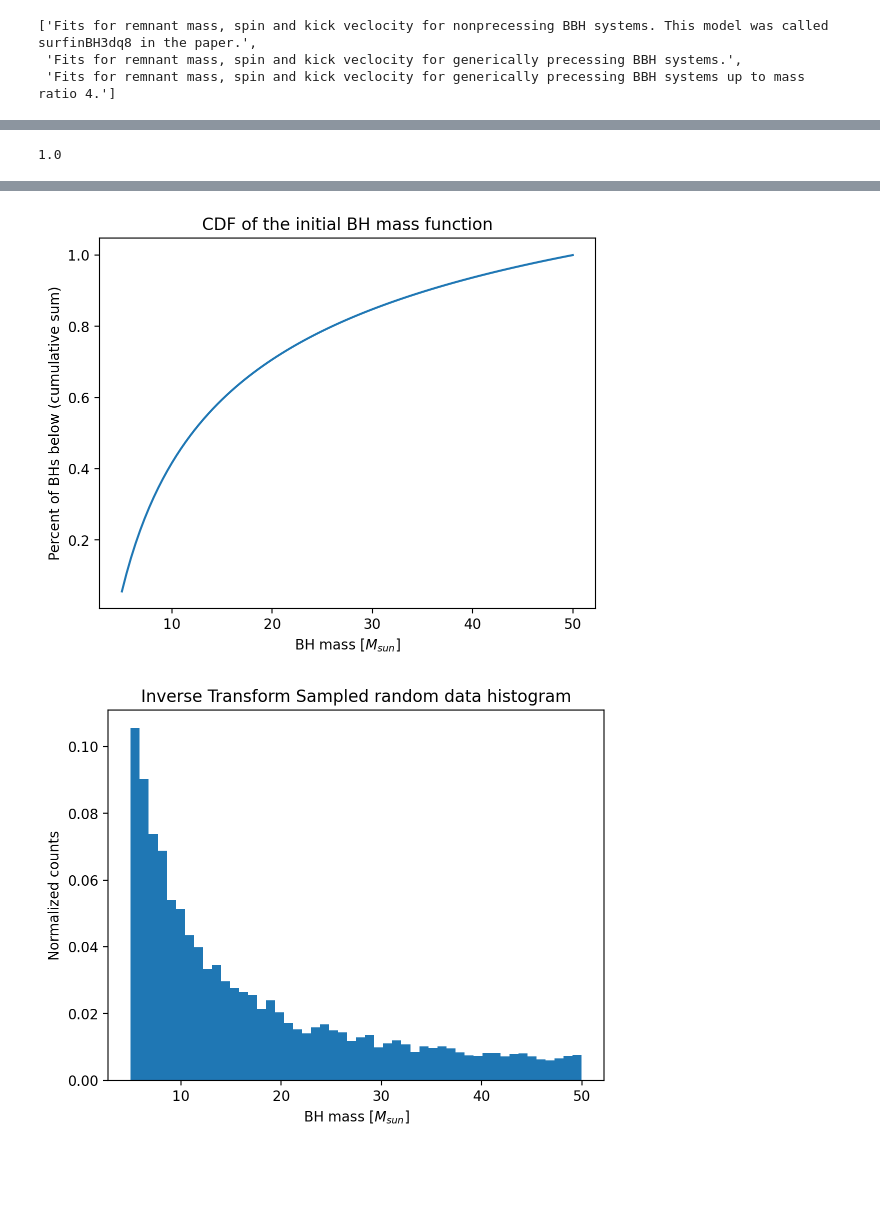
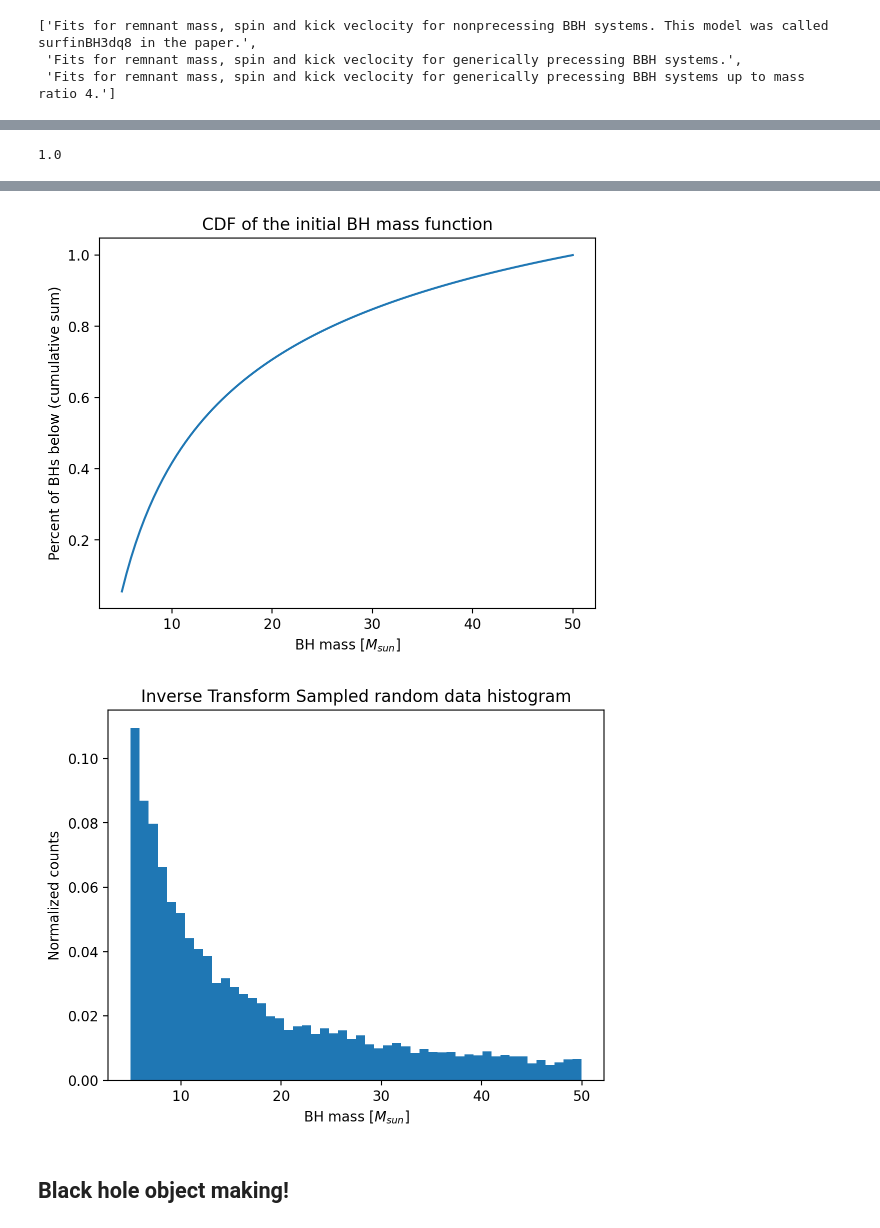
Before and after one commit to GersbachKa/BBH-kick-sim, a Jupyter notebook: [K]TestingSurfinBH.ipynb, the cells around one changed output, grey strips where cells are left out. Drawn from its saved outputs; the diff is of its cells as text; code cells hidden in the pictures; blank space fills up the shorter version.

Commit message:
Started work on black hole objects

```diff
--- a/[K]TestingSurfinBH.ipynb
+++ b/[K]TestingSurfinBH.ipynb
@@ -37,32 +89,34 @@ print(sum(ndist*dm))
 plt.title('Black Hole mass PDF')
 plt.plot(mdist,ndist)
 plt.xlabel('BH mass [$M_{sun}$]')
 plt.ylabel('Probability Density')
 plt.show()
 
 
 #Turn this into a CDF
 cdf = np.cumsum(ndist)/np.sum(ndist)
 plt.title('CDF of the initial BH mass function')
 plt.plot(mdist,cdf)
 plt.xlabel('BH mass [$M_{sun}$]')
 plt.ylabel('Percent of BHs below (cumulative sum)')
 plt.show()
 
 #Use inverse transform sampling, get a weighted distribution
 #from a uniform distribution
-invTranSamp = scipy.interpolate.interp1d(cdf, mdist)
+invTranSamp = interpolate.interp1d(cdf, mdist)
 
 u = np.random.uniform(min(cdf),max(cdf), 10000)
 sampled_m = invTranSamp(u)
 
 plt.title('Inverse Transform Sampled random data histogram')
 plt.hist(sampled_m, bins=50, density=True)
 plt.xlabel('BH mass [$M_{sun}$]')
 plt.ylabel('Normalized counts')
 plt.show()
 # %% [output]
 1.0
 [figure]
 [figure]
-[figure, old version]
+[figure, new version]
+# %% [markdown]
+## Black hole object making!
```
Also changed, not shown: parts of 6 cells of this notebook.
